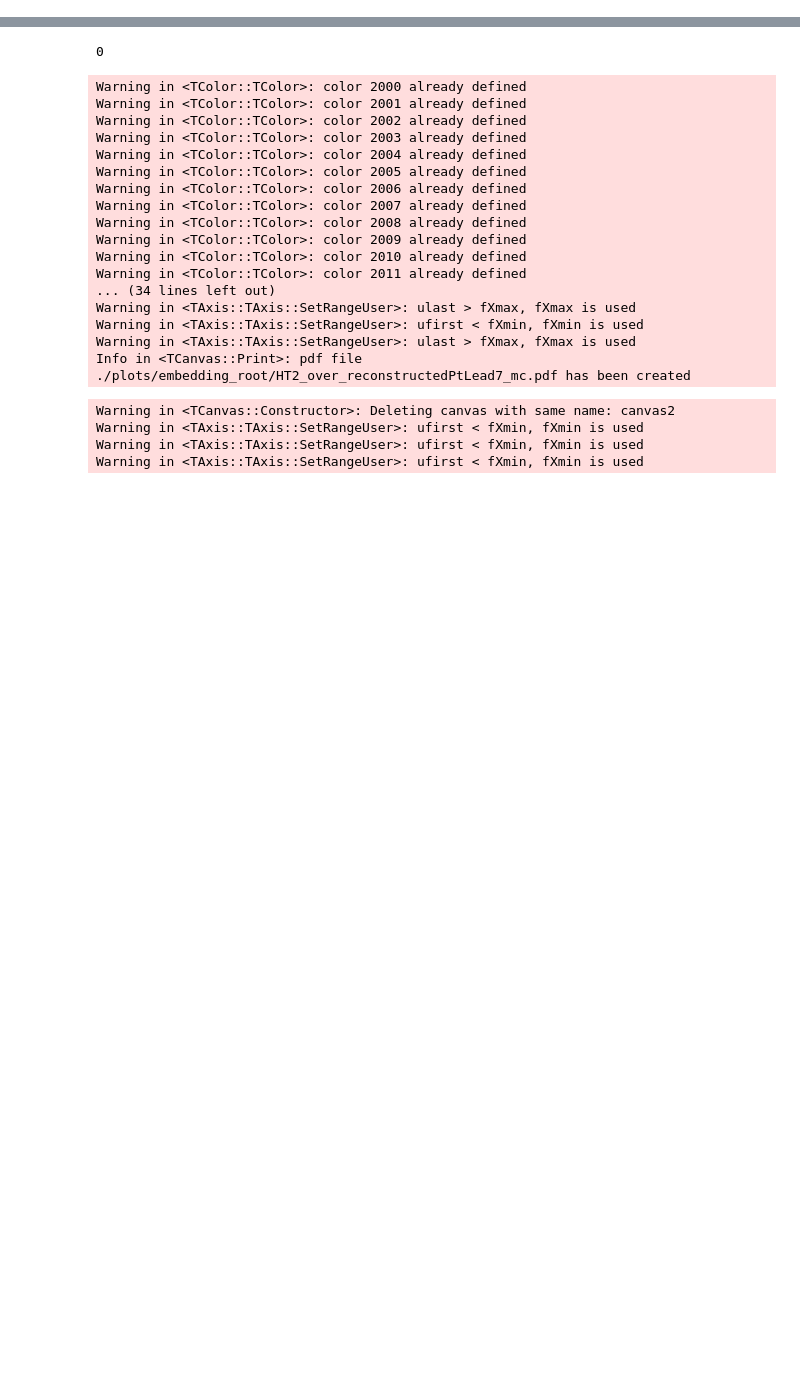
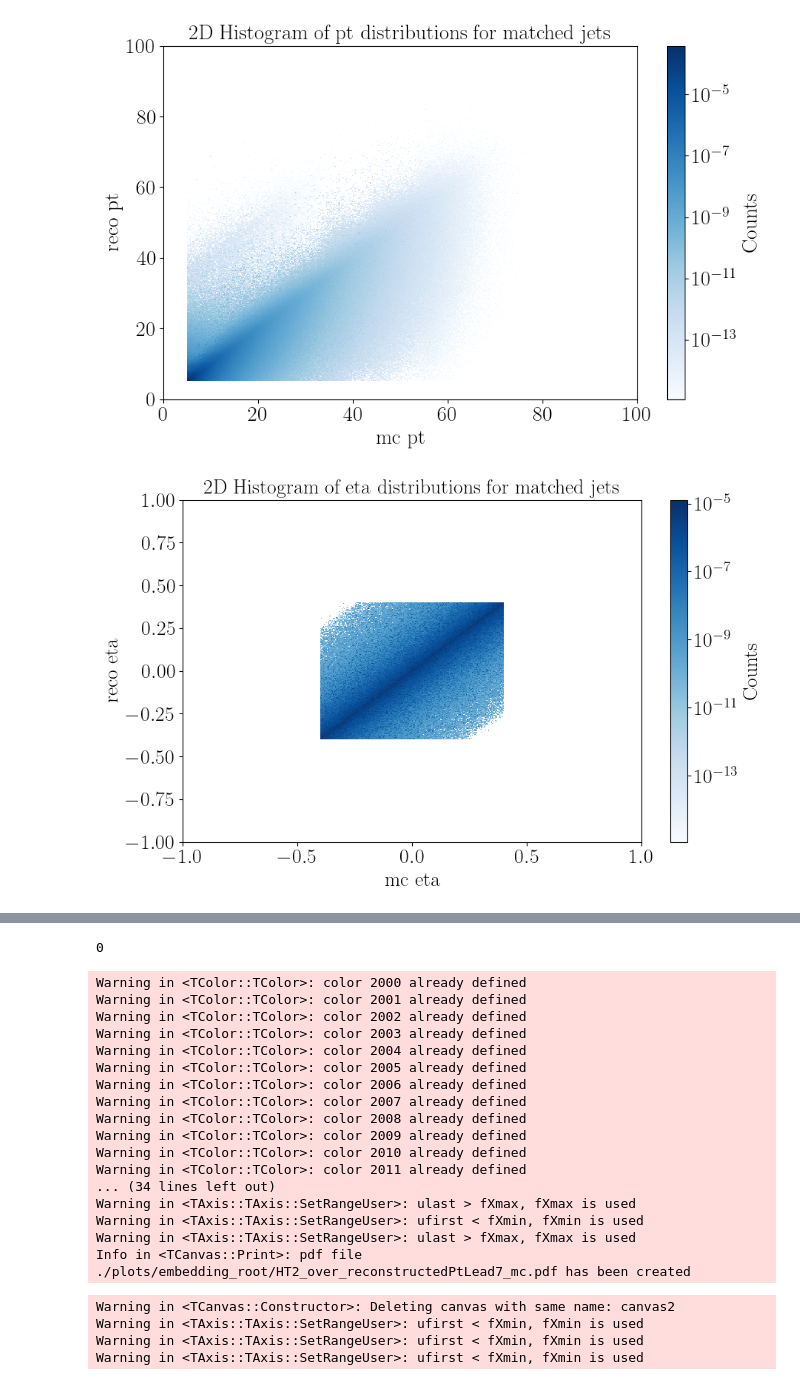
Before and after one commit to aprozo/jets_pp_2012, a Jupyter notebook: macros/ana/ana_matching_tree.ipynb, the cells around one changed output, grey strips where cells are left out. Drawn from its saved outputs; the diff is of its cells as text; code cells hidden in the pictures; blank space fills up the shorter version.

```diff
--- a/macros/ana/ana_matching_tree.ipynb
+++ b/macros/ana/ana_matching_tree.ipynb
@@ -133,28 +150,31 @@ matched_jets_ptLead7 = matched_jets[matched_jets['reco_ptLead'] > 7]
 # %%
-# # plot 2d distributions of pt mc vs reco
-# from matplotlib.colors import LogNorm
+# plot 2d distributions of pt mc vs reco
+from matplotlib.colors import LogNorm
 
-# def plot_2d_distributions(matched_jets, variables, weights, bins, ranges, cmap='Blues'):
-#     for var in variables:
-#         var_mc = f'mc_{var}'
-#         var_reco = f'reco_{var}'
-#         range_ = ranges[var]
-#         plt.figure(figsize=(10, 6))
-#         plt.hist2d(matched_jets[var_mc], matched_jets[var_reco], weights=matched_jets[weights],
-#                    bins=bins, norm=LogNorm(), range=range_, cmap=cmap)
-#         plt.colorbar(label='Counts')
-#         plt.xlabel(f'mc {var}')
-#         plt.ylabel(f'reco {var}')
-#         plt.title(f'2D Histogram of {var} distributions for matched jets', fontsize=20)
-#         plt.show()
+def plot_2d_distributions(matched_jets, variables, weights, bins, ranges, cmap='Blues'):
+    for var in variables:
+        var_mc = f'mc_{var}'
+        var_reco = f'reco_{var}'
+        range_ = ranges[var]
+        plt.figure(figsize=(10, 6))
+        plt.hist2d(matched_jets[var_mc], matched_jets[var_reco], weights=matched_jets[weights],
+                   bins=bins, norm=LogNorm(), range=range_, cmap=cmap)
+        plt.colorbar(label='Counts')
+        plt.xlabel(f'mc {var}')
+        plt.ylabel(f'reco {var}')
+        plt.title(f'2D Histogram of {var} distributions for matched jets', fontsize=20)
+        plt.show()
 
-# # Define variables and ranges
-# variables = ['pt', 'eta', 'phi']
-# ranges = {
-#     'pt': [[0, 100], [0, 100]],
-#     'eta': [[-1, 1], [-1, 1]],
-#     'phi': [[-3.14, 3.14], [-3.14, 3.14]]
-# }
+# Define variables and ranges
+variables = ['pt', 'eta', 'phi']
+ranges = {
+    'pt': [[0, 100], [0, 100]],
+    'eta': [[-1, 1], [-1, 1]],
+    'phi': [[-3.14, 3.14], [-3.14, 3.14]]
+}
 
-# # Call the function
-# plot_2d_distributions(matched_jets, variables, weights='mc_weight', bins=500, ranges=ranges)
+# Call the function
+plot_2d_distributions(matched_jets, variables, weights='mc_weight', bins=500, ranges=ranges)
+# %% [output]
+[figure, added]
+[figure, added]
```
Also changed, not shown: parts of 5 cells of this notebook, 8 other files.
